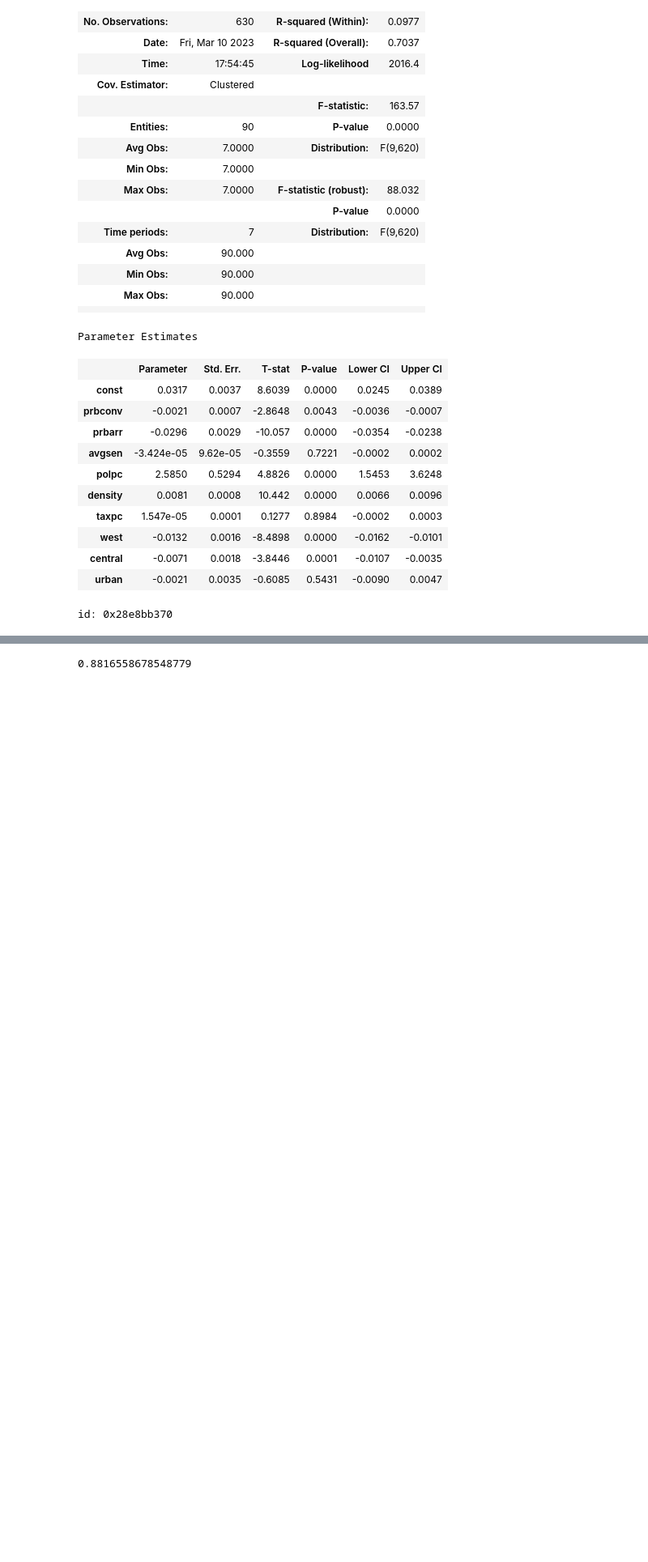
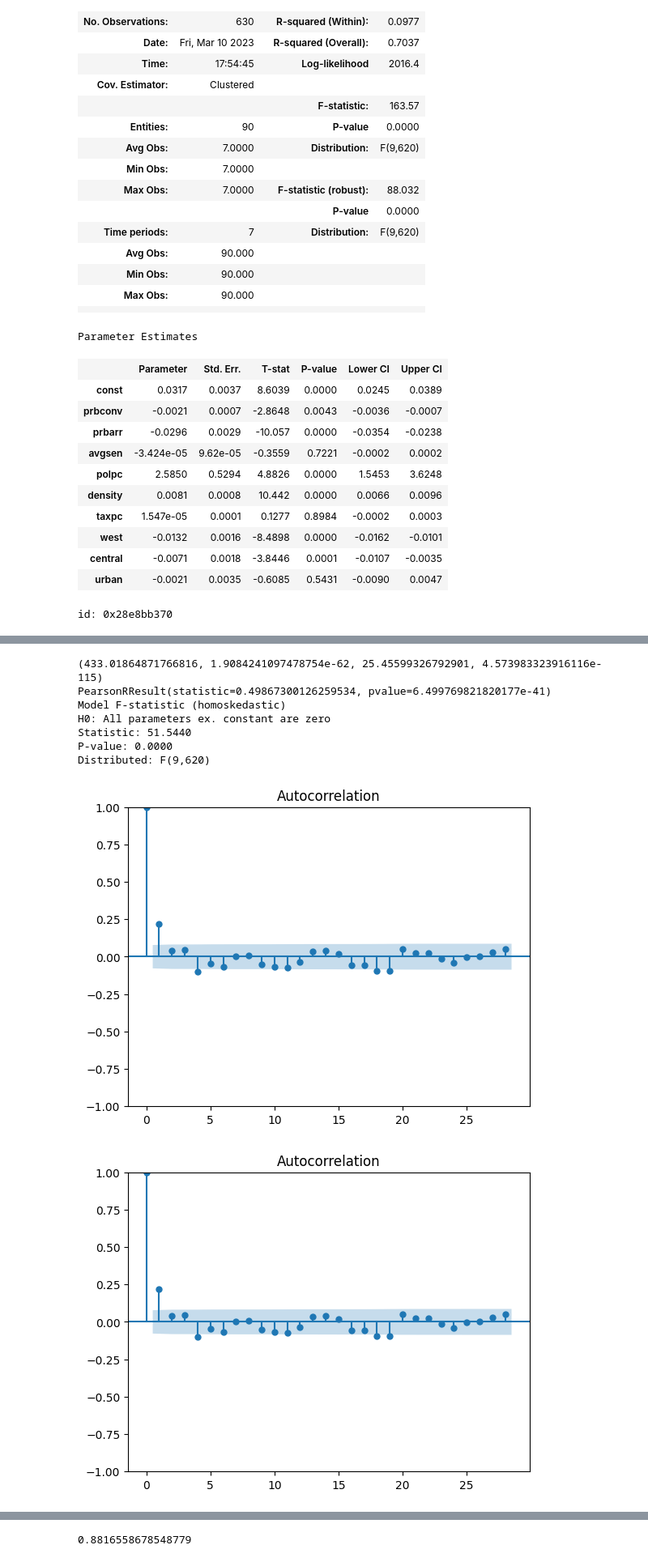
Before and after one commit to dhruv-pandit/Semester-Two-Projects, a Jupyter notebook: Micro/micro_ass1.ipynb, the cells around one changed output, grey strips where cells are left out. Shown at 81% size. Saved outputs shown, nothing was run; the diff lists cells and outputs as text; code cells hidden in the pictures; blank space fills up the shorter version.

```diff
--- a/Micro/micro_ass1.ipynb
+++ b/Micro/micro_ass1.ipynb
@@ -310,3 +451,19 @@ west, central, urban
+# %%
+print(het_white(re_results.resids, exog = exog))
+print(pearsonr(data_df_multi['crmrte'], re_results.resids))
+print(re_results.f_statistic)
+
+sm.graphics.tsa.plot_acf(re_results.resids)
+# %% [output]
+(433.01864871766816, 1.9084241097478754e-62, 25.45599326792901, 4.573983323916116e-115)
+PearsonRResult(statistic=0.49867300126259534, pvalue=6.499769821820177e-41)
+Model F-statistic (homoskedastic)
+H0: All parameters ex. constant are zero
+Statistic: 51.5440
+P-value: 0.0000
+Distributed: F(9,620)
+[figure, added]
+[figure, added]
 # %%
 from linearmodels.panel import compare
 
```
Also changed, not shown: parts of 34 cells of this notebook.
